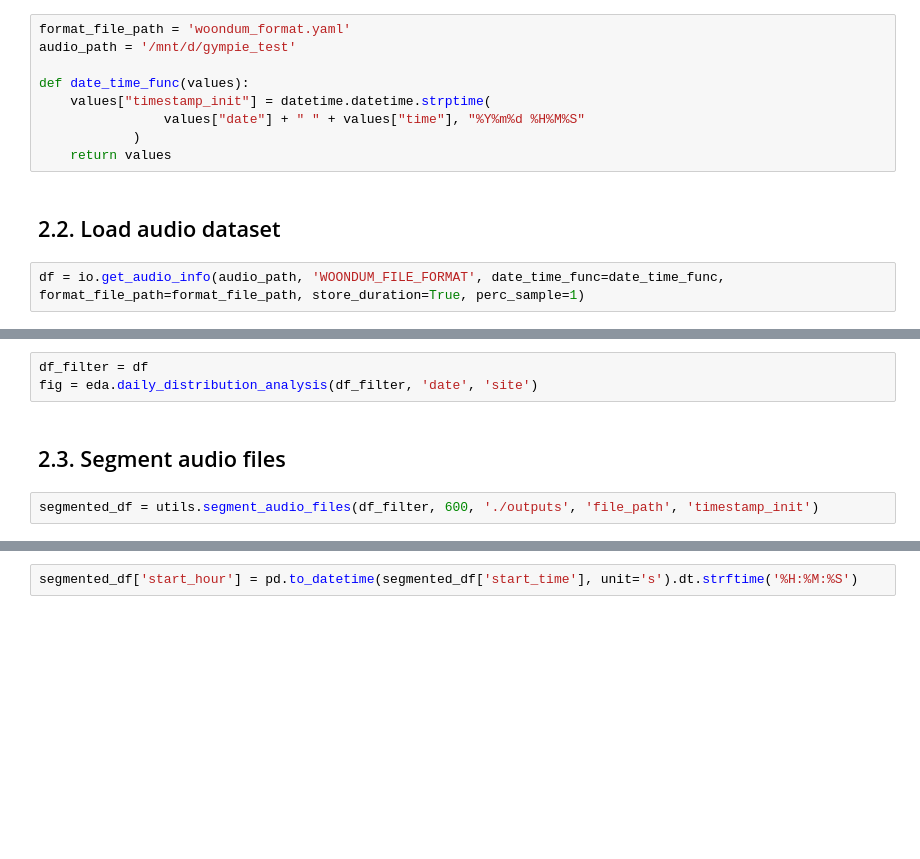
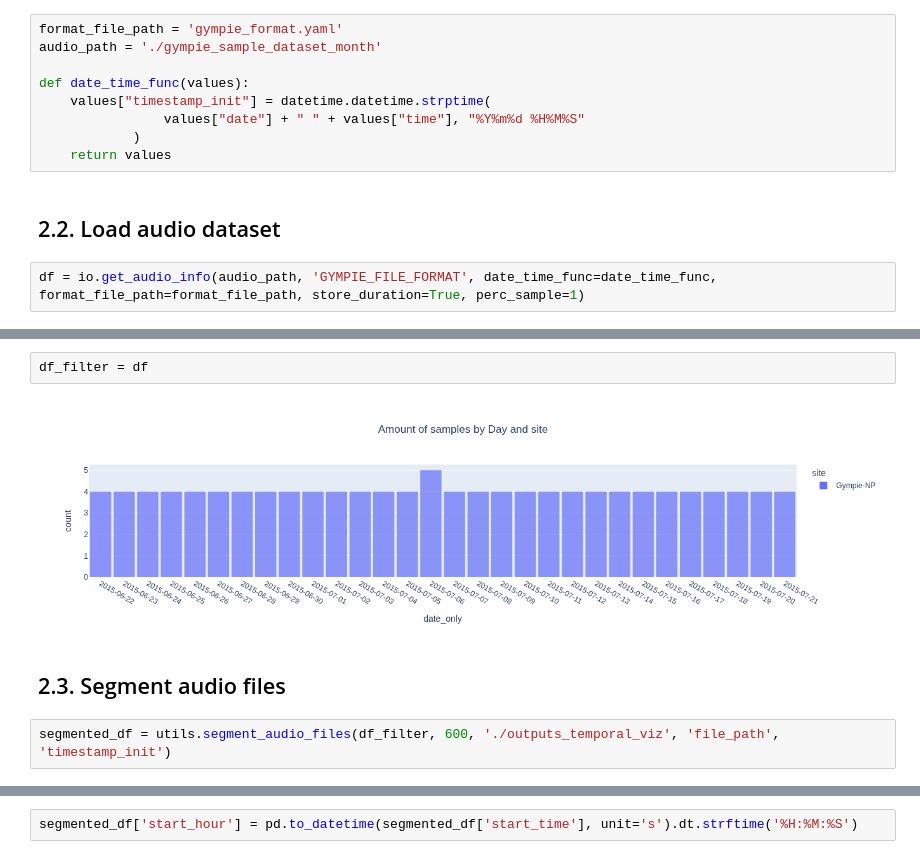
Before and after one commit to maui-software/maui-software-examples, a Jupyter notebook: maui_example_temporal_visualizations.ipynb, the cells around one changed output, grey strips where cells are left out. Drawn from its saved outputs; the diff is of its cells as text; blank space fills up the shorter version.

```diff
--- a/maui_example_temporal_visualizations.ipynb
+++ b/maui_example_temporal_visualizations.ipynb
@@ -86,8 +80,8 @@ YYYYMMDDTHHMMSS+1000__site_id.wav
 
 ## 2.1. Define file metadata format
 # %%
-format_file_path = 'woondum_format.yaml'
-audio_path = '/mnt/d/gympie_test'
+format_file_path = 'gympie_format.yaml'
+audio_path = './gympie_sample_dataset_month'
 
 def date_time_func(values):
     values["timestamp_init"] = datetime.datetime.strptime(
@@ -97,4 +91,4 @@ def date_time_func(values):
 # %% [markdown]
 ## 2.2. Load audio dataset
 # %%
-df = io.get_audio_info(audio_path, 'WOONDUM_FILE_FORMAT', date_time_func=date_time_func, format_file_path=format_file_path, store_duration=True, perc_sample=1)
+df = io.get_audio_info(audio_path, 'GYMPIE_FILE_FORMAT', date_time_func=date_time_func, format_file_path=format_file_path, store_duration=True, perc_sample=1)
@@ -107,10 +113,11 @@ df
 # %%
 df_filter = df
-fig = eda.daily_distribution_analysis(df_filter, 'date', 'site')
+# %% [output]
+[figure, added]
 # %% [markdown]
 ## 2.3. Segment audio files
 # %%
-segmented_df = utils.segment_audio_files(df_filter, 600, './outputs', 'file_path', 'timestamp_init')
+segmented_df = utils.segment_audio_files(df_filter, 600, './outputs_temporal_viz', 'file_path', 'timestamp_init')
 # %%
 segmented_df['duration'] = (segmented_df['end_time'] - segmented_df['start_time']).dt.total_seconds()
 segmented_df
```
Also changed, not shown: parts of 14 cells of this notebook, 4 other files.
